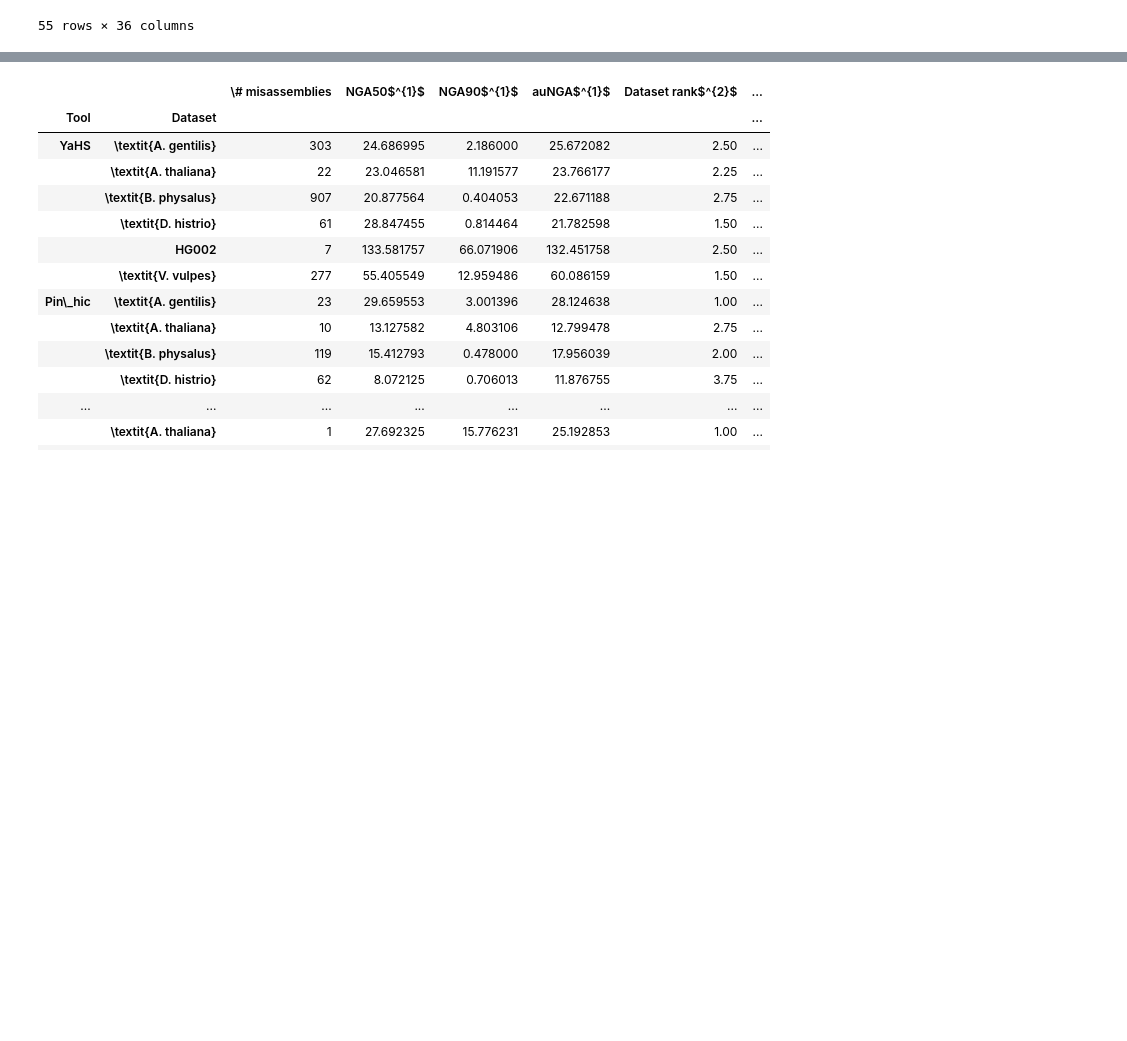
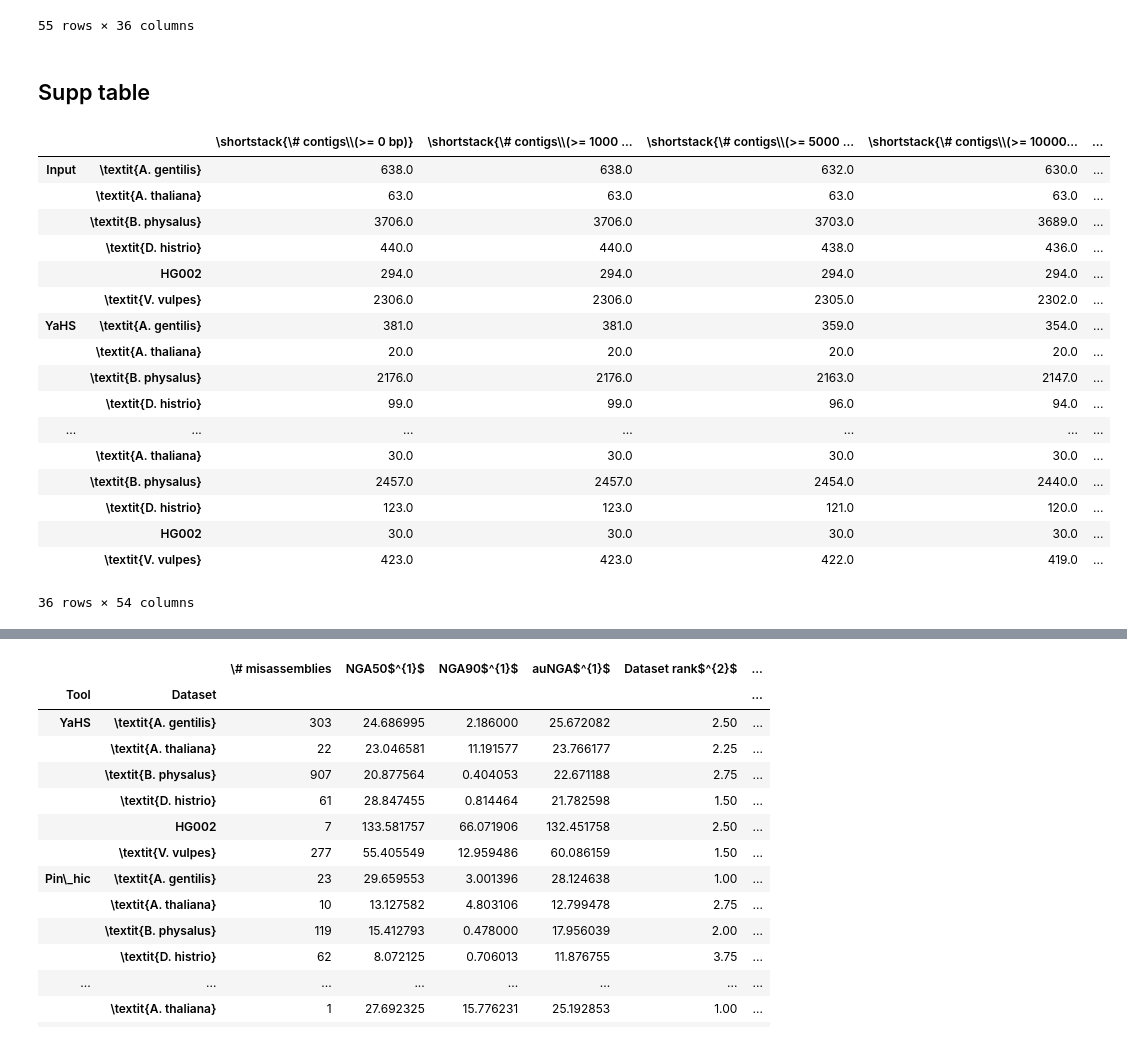
Before and after one commit to SPA-C/SPA-C, a Jupyter notebook: paper/Figures/PAPER_BENCH.ipynb, the cells around one changed output, grey strips where cells are left out. Saved outputs shown, nothing was run; the diff lists cells and outputs as text; code cells hidden in the pictures; blank space fills up the shorter version.

```diff
--- a/paper/Figures/PAPER_BENCH.ipynb
+++ b/paper/Figures/PAPER_BENCH.ipynb
@@ -36,3 +36,50 @@ main
 | LGA90 | 4.600000e+02 | 3.950000e+02 | 1.783000e+03 | 2.900000e+01 | 1.497000e+03 | 1.510000e+02 | -1.000000e+00 | 3.960000e+02 | -1.000000e+00 | -1.000000e+00 | ... |
 | Average Rank | 4.000000e+00 | 4.000000e+00 | 3.750000e+00 | 3.500000e+00 | 4.300000e+00 | 4.000000e+00 | 5.000000e+00 | 4.500000e+00 | 5.000000e+00 | 5.000000e+00 | ... |
 55 rows × 36 columns
+# %% [markdown]
+## Supp table
+# %%
+# Creating supp table for the paper
+supp = main.loc[:, ["Input", "YaHS", "Pin_hic", "3DDNA.FINAL", "AutoHic", "SPA-C.MR10"]].T
+italic = lambda x: f"\\textit{{{x}}}"
+supp.rename(
+    index = {"Pin_hic": r"Pin\_hic","3DDNA.FINAL": "3D-DNA", "SPA-C.MR10": "SPA-C", "AG.DToL": italic("A. gentilis"), "AT.DtoL": italic("A. thaliana"), "BP.DtoL": italic("B. physalus"), "Dro.DtoL": italic("D. histrio"), "HG002.B10M": "HG002", "Vul.DToL": italic("V. vulpes")},
+    inplace = True
+)
+supp.drop(columns="Average Rank", inplace=True)
+mbp_metrics = ['Total length (>= 0 bp)', 'Total length (>= 1000 bp)', 'Total length (>= 5000 bp)', 'Total length (>= 10000 bp)', 'Total length (>= 25000 bp)', 'Total length (>= 50000 bp)', 'Largest contig', 'Total length', 'Reference length', 'N50', 'NG50', 'N90', 'NG90', 'auN', 'auNG', 'Misassembled contigs length', 'Unaligned length', 'Largest alignment', 'Total aligned length', 'NA50', 'NGA50', 'NA90', 'NGA90', 'auNA', 'auNGA']
+def to_mbp_rename(x):
+    "Simple renamer"
+    name = x
+    if x in mbp_metrics:
+        name = x + r"$^{1}$"
+    if "#" in x:
+        name = f"\\{x}"
+    if "(" in name:
+        _split = name.split(" (")
+        name = fr"\shortstack{{{_split[0]}\\({_split[1]}}}"
+    return name
+for col in mbp_metrics:
+    supp[col] = supp[col].astype(int) / 1000000
+supp.rename(columns = to_mbp_rename, inplace=True)
+
+supp
+# %% [output]
+|  |  | \shortstack{\# contigs\\(>= 0 bp)} | \shortstack{\# contigs\\(>= 1000 ... | \shortstack{\# contigs\\(>= 5000 ... | \shortstack{\# contigs\\(>= 10000... | ... |
+| Input | \textit{A. gentilis} | 638.0 | 638.0 | 632.0 | 630.0 | ... |
+|  | \textit{A. thaliana} | 63.0 | 63.0 | 63.0 | 63.0 | ... |
+|  | \textit{B. physalus} | 3706.0 | 3706.0 | 3703.0 | 3689.0 | ... |
+|  | \textit{D. histrio} | 440.0 | 440.0 | 438.0 | 436.0 | ... |
+|  | HG002 | 294.0 | 294.0 | 294.0 | 294.0 | ... |
+|  | \textit{V. vulpes} | 2306.0 | 2306.0 | 2305.0 | 2302.0 | ... |
+| YaHS | \textit{A. gentilis} | 381.0 | 381.0 | 359.0 | 354.0 | ... |
+|  | \textit{A. thaliana} | 20.0 | 20.0 | 20.0 | 20.0 | ... |
+|  | \textit{B. physalus} | 2176.0 | 2176.0 | 2163.0 | 2147.0 | ... |
+|  | \textit{D. histrio} | 99.0 | 99.0 | 96.0 | 94.0 | ... |
+| ... | ... | ... | ... | ... | ... | ... |
+|  | \textit{A. thaliana} | 30.0 | 30.0 | 30.0 | 30.0 | ... |
+|  | \textit{B. physalus} | 2457.0 | 2457.0 | 2454.0 | 2440.0 | ... |
+|  | \textit{D. histrio} | 123.0 | 123.0 | 121.0 | 120.0 | ... |
+|  | HG002 | 30.0 | 30.0 | 30.0 | 30.0 | ... |
+|  | \textit{V. vulpes} | 423.0 | 423.0 | 422.0 | 419.0 | ... |
+36 rows × 54 columns
```
Also changed, not shown: parts of 7 cells of this notebook, 15 other files.
